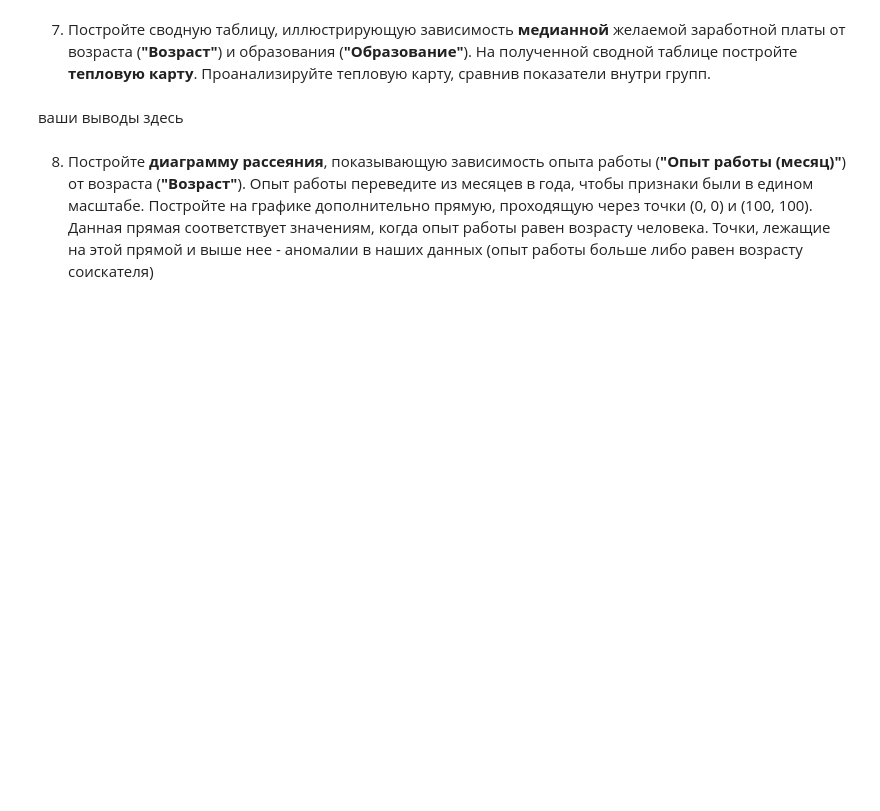
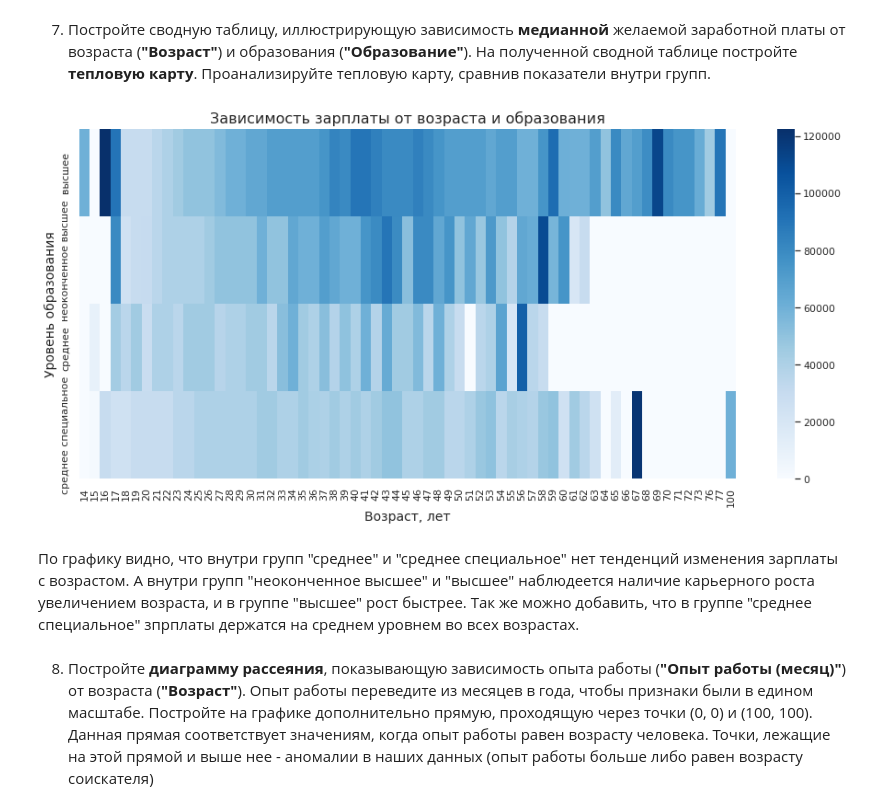
Before and after one commit to SergeyObukhov/sf_data_science, a Jupyter notebook: projekt_1/Project_1.ipynb, the cells around one changed output. Cells and saved outputs as stored; diff of their text form; code cells hidden in the pictures; blank space fills up the shorter version.

```diff
--- a/projekt_1/Project_1.ipynb
+++ b/projekt_1/Project_1.ipynb
@@ -715,9 +755,24 @@ print(hh_df[(hh_df['Образование'] == 'среднее специаль
 # %% [markdown]
 7. Постройте сводную таблицу, иллюстрирующую зависимость **медианной** желаемой заработной платы от возраста (**"Возраст"**) и образования (**"Образование"**). На полученной сводной таблице постройте **тепловую карту**. Проанализируйте тепловую карту, сравнив показатели внутри групп.
 # %%
-# ваш код здесь
+age_educated = hh_df[mask_emissions].pivot_table(
+    values='ЗП (руб)',
+    index='Образование',
+    columns='Возраст',
+    aggfunc='median',
+    fill_value=0
+)
+
+sns.set_style('whitegrid')
+sns.set(rc={'figure.figsize':(16,7)})
+heatmap1 = sns.heatmap(data=age_educated, cmap='Blues');
+heatmap1.set_xlabel('Возраст, лет', fontsize=14);
+heatmap1.set_ylabel('Уровень образования', fontsize=14);
+heatmap1.set_title('Зависимость зарплаты от возраста и образования', fontsize=16);
+# %% [output]
+[figure, added]
 # %% [markdown]
-ваши выводы здесь
+По графику видно, что внутри групп "среднее" и "среднее специальное" нет тенденций изменения зарплаты с возрастом. А внутри групп "неоконченное высшее" и "высшее" наблюдеется наличие карьерного роста увеличением возраста, и в группе "высшее" рост быстрее. Так же можно добавить, что в группе "среднее специальное" зпрплаты держатся на среднем уровнем во всех возрастах.
 # %% [markdown]
 8. Постройте **диаграмму рассеяния**, показывающую зависимость опыта работы (**"Опыт работы (месяц)"**) от возраста (**"Возраст"**). Опыт работы переведите из месяцев в года, чтобы признаки были в едином масштабе. Постройте на графике дополнительно прямую, проходящую через точки (0, 0) и (100, 100). Данная прямая соответствует значениям, когда опыт работы равен возрасту человека. Точки, лежащие на этой прямой и выше нее - аномалии в наших данных (опыт работы больше либо равен возрасту соискателя)
 # %%
```
Also changed, not shown: parts of 8 cells of this notebook.
